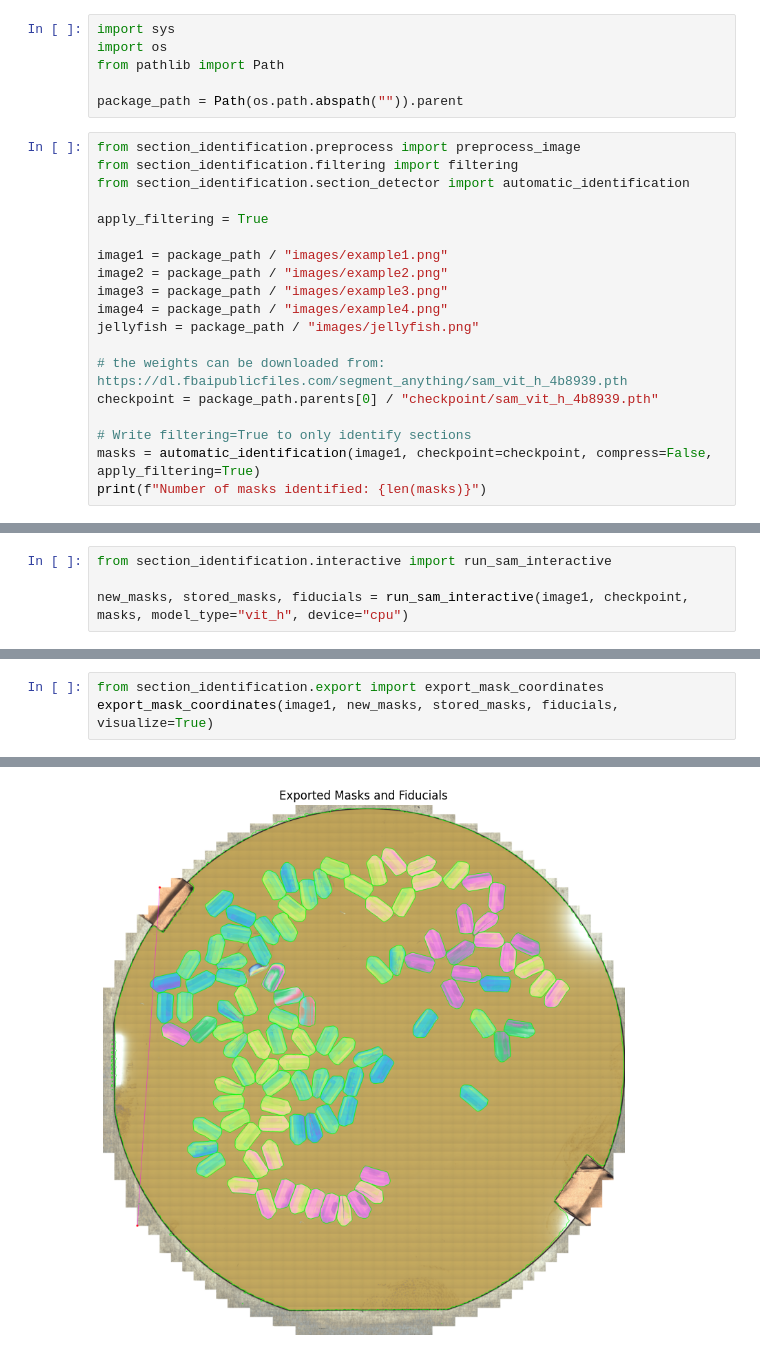
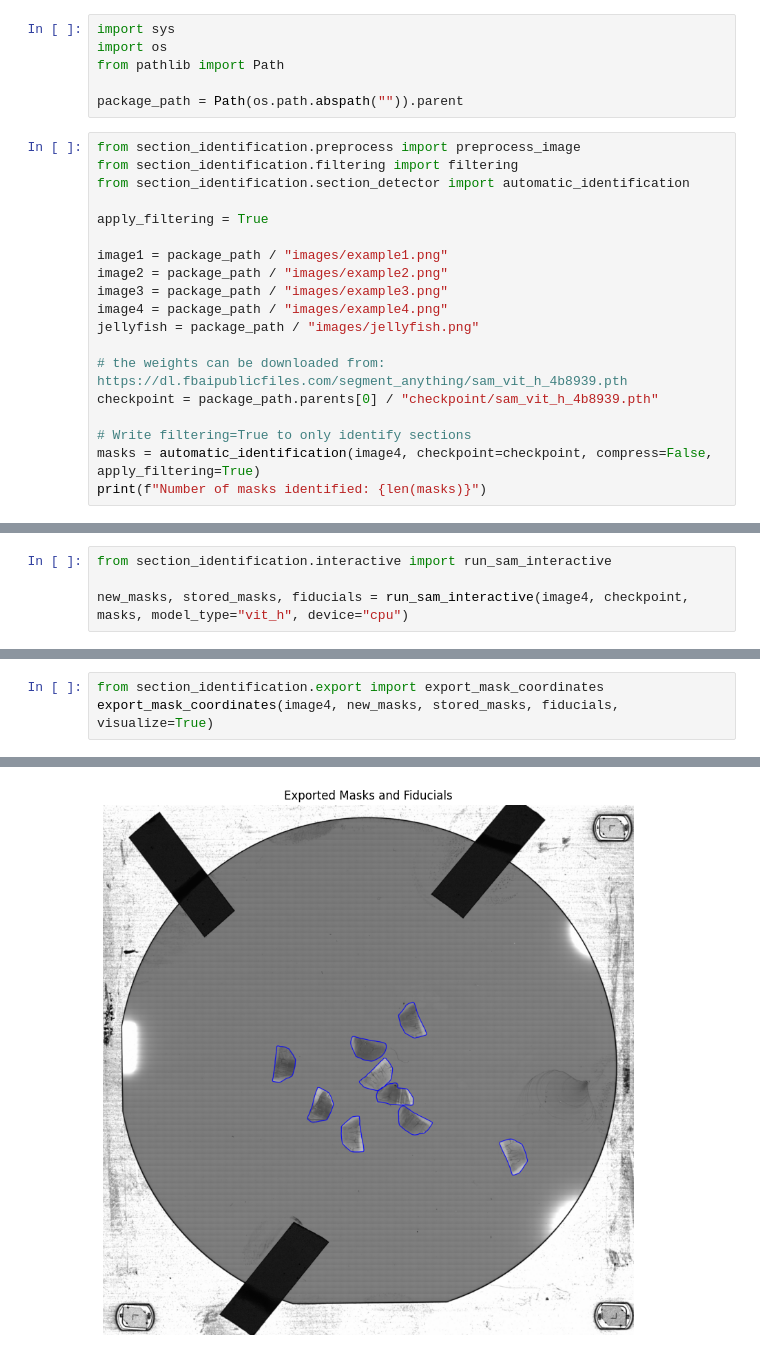
Before and after one commit to fredericoaraujopt/section_identification, a Jupyter notebook: section_identification/test_script.ipynb, the cells around one changed output, grey strips where cells are left out. Saved outputs shown, nothing was run; the diff lists cells and outputs as text.

```diff
--- a/section_identification/test_script.ipynb
+++ b/section_identification/test_script.ipynb
@@ -21,6 +21,6 @@ jellyfish = package_path / "images/jellyfish.png"
 checkpoint = package_path.parents[0] / "checkpoint/sam_vit_h_4b8939.pth"
 
 # Write filtering=True to only identify sections
-masks = automatic_identification(image1, checkpoint=checkpoint, compress=False, apply_filtering=True)
+masks = automatic_identification(image4, checkpoint=checkpoint, compress=False, apply_filtering=True)
 print(f"Number of masks identified: {len(masks)}")
 # %% [output]
@@ -35,5 +35,5 @@ Number of masks identified: 83
 # %%
 from section_identification.interactive import run_sam_interactive
 
-new_masks, stored_masks, fiducials = run_sam_interactive(image1, checkpoint, masks, model_type="vit_h", device="cpu")
+new_masks, stored_masks, fiducials = run_sam_interactive(image4, checkpoint, masks, model_type="vit_h", device="cpu")
 # %% [output]
@@ -56,5 +52,5 @@ Fiducial markers collected: [(324, 3967), (535, 777)]
 [Info] Exiting interactive segmentation.
 # %%
 from section_identification.export import export_mask_coordinates
-export_mask_coordinates(image1, new_masks, stored_masks, fiducials, visualize=True)
+export_mask_coordinates(image4, new_masks, stored_masks, fiducials, visualize=True)
 # %% [output]
@@ -81 +58 @@ Exported mask coordinates to /Users/fredericoaraujo/Documents/section_identifica
-[figure, old version]
+[figure, new version]
```
Also changed, not shown: parts of 3 cells of this notebook, 7 other files.
